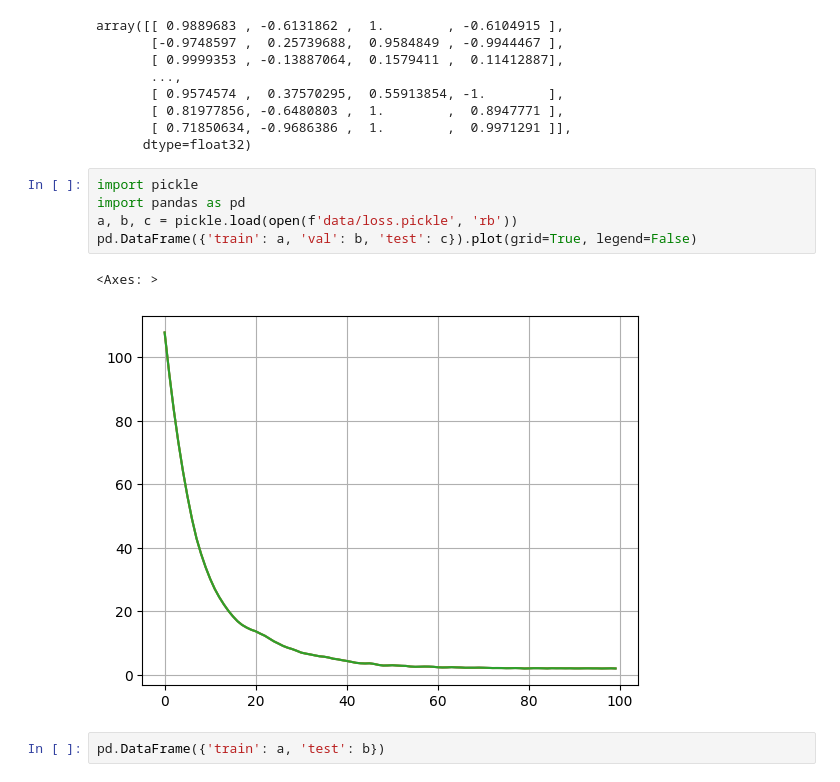
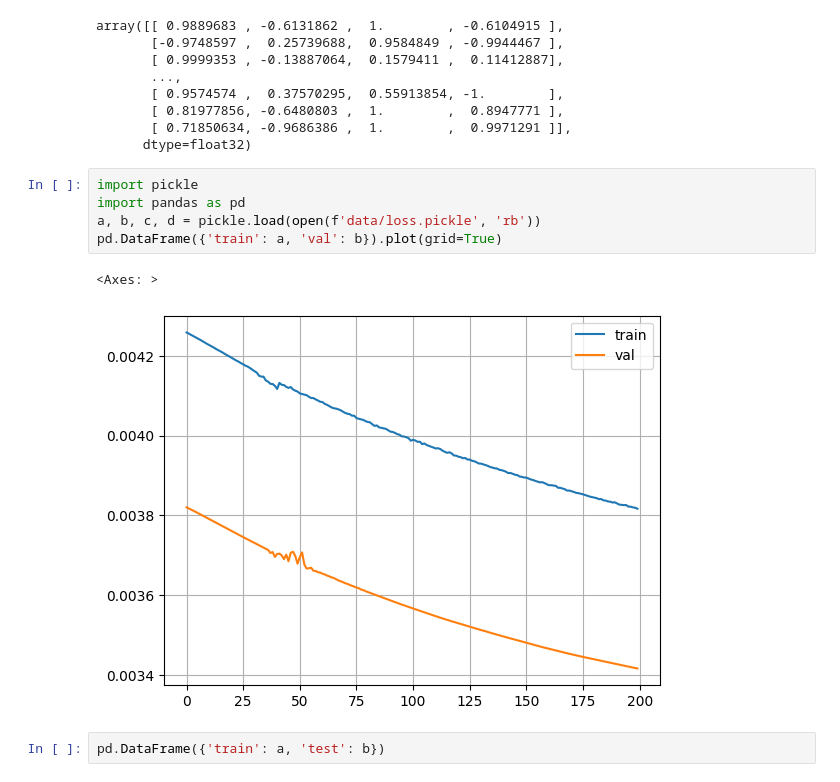
Before and after one commit to manish13/dl, a Jupyter notebook: input_creation.ipynb, the cells around one changed output. Saved outputs shown, nothing was run; the diff lists cells and outputs as text.

```diff
--- a/input_creation.ipynb
+++ b/input_creation.ipynb
@@ -236,11 +236,11 @@ array([[ 0.9889683 , -0.6131862 ,  1.        , -0.6104915 ],
 # %%
 import pickle
 import pandas as pd
-a, b, c = pickle.load(open(f'data/loss.pickle', 'rb'))
-pd.DataFrame({'train': a, 'val': b, 'test': c}).plot(grid=True, legend=False)
+a, b, c, d = pickle.load(open(f'data/loss.pickle', 'rb'))
+pd.DataFrame({'train': a, 'val': b}).plot(grid=True)
 # %% [output]
 <Axes: >
-[figure, old version]
+[figure, new version]
 # %%
 pd.DataFrame({'train': a, 'test': b})
 # %% [output]
```
Also changed, not shown: 1 other file.
